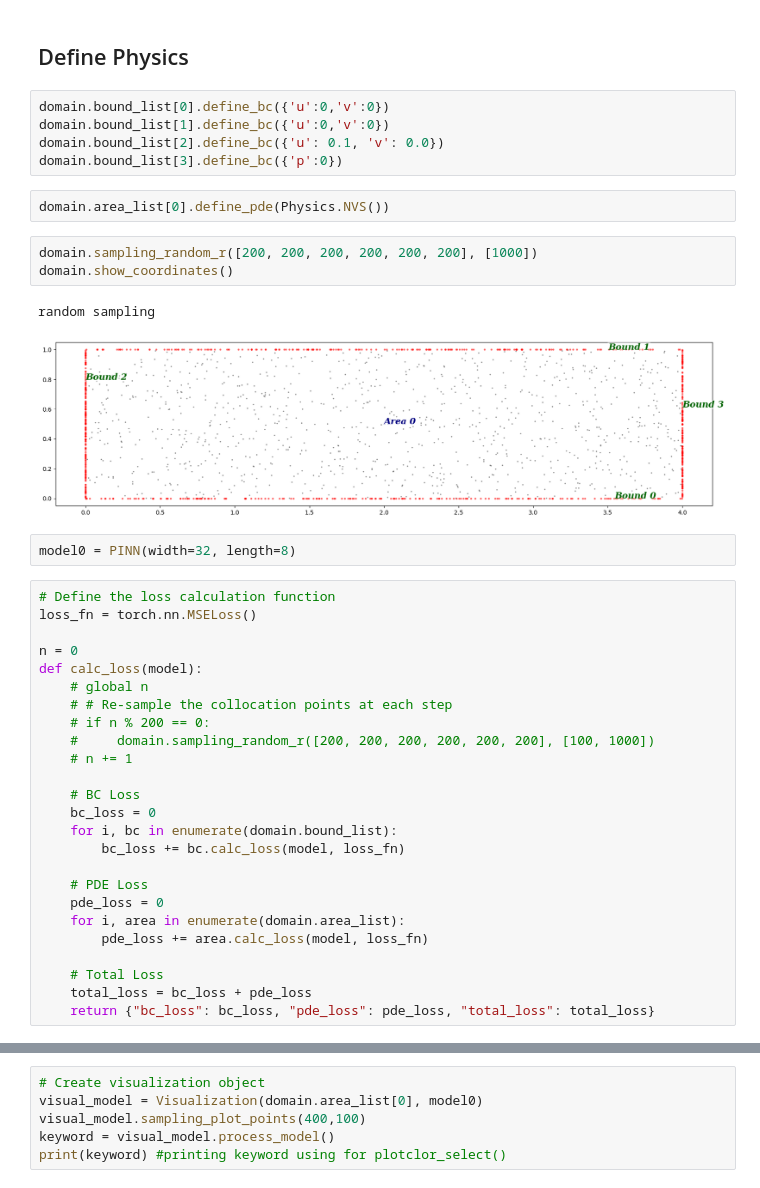
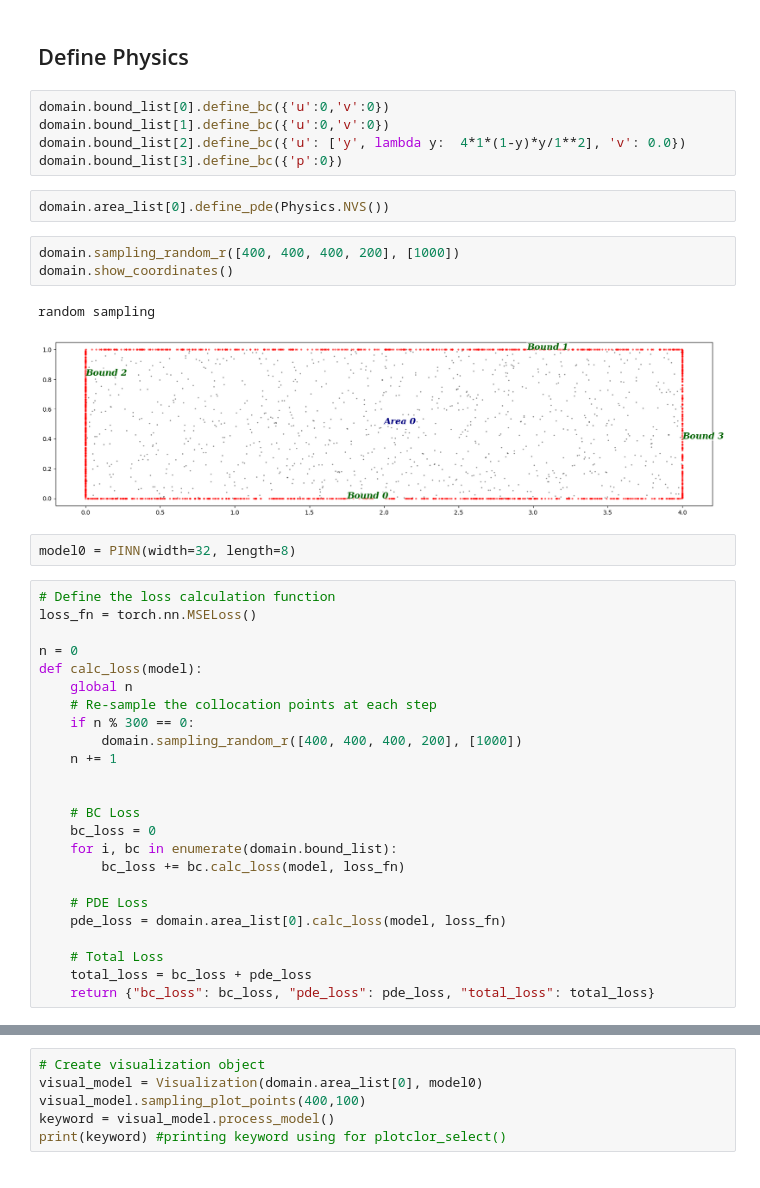
Before and after one commit to YoYo-XYZ/PINNs-for-NVS-fluid, a Jupyter notebook: test.ipynb, the cells around one changed output, grey strips where cells are left out. Drawn from its saved outputs; the diff is of its cells as text.

```diff
--- a/test.ipynb
+++ b/test.ipynb
@@ -15,16 +15,16 @@ domain.show_setup()
 # %%
 domain.bound_list[0].define_bc({'u':0,'v':0})
 domain.bound_list[1].define_bc({'u':0,'v':0})
-domain.bound_list[2].define_bc({'u': 0.1, 'v': 0.0})
+domain.bound_list[2].define_bc({'u': ['y', lambda y:  4*1*(1-y)*y/1**2], 'v': 0.0})
 domain.bound_list[3].define_bc({'p':0})
 # %%
 domain.area_list[0].define_pde(Physics.NVS())
 # %%
-domain.sampling_random_r([200, 200, 200, 200, 200, 200], [1000])
+domain.sampling_random_r([400, 400, 400, 200], [1000])
 domain.show_coordinates()
 # %% [output]
 random sampling
-[figure, old version]
+[figure, new version]
 # %%
 model0 = PINN(width=32, length=8)
 # %%
@@ -33,11 +33,12 @@ loss_fn = torch.nn.MSELoss()
 
 n = 0
 def calc_loss(model):
-    # global n
-    # # Re-sample the collocation points at each step
-    # if n % 200 == 0:
-    #     domain.sampling_random_r([200, 200, 200, 200, 200, 200], [100, 1000])
-    # n += 1
+    global n
+    # Re-sample the collocation points at each step
+    if n % 300 == 0:
+        domain.sampling_random_r([400, 400, 400, 200], [1000])
+    n += 1
+
 
     # BC Loss
     bc_loss = 0
@@ -45,9 +46,7 @@ def calc_loss(model):
         bc_loss += bc.calc_loss(model, loss_fn)
 
     # PDE Loss
-    pde_loss = 0
-    for i, area in enumerate(domain.area_list):
-        pde_loss += area.calc_loss(model, loss_fn)
+    pde_loss = domain.area_list[0].calc_loss(model, loss_fn)
 
     # Total Loss
     total_loss = bc_loss + pde_loss
```
Also changed, not shown: parts of 2 cells of this notebook, 2 other files.
